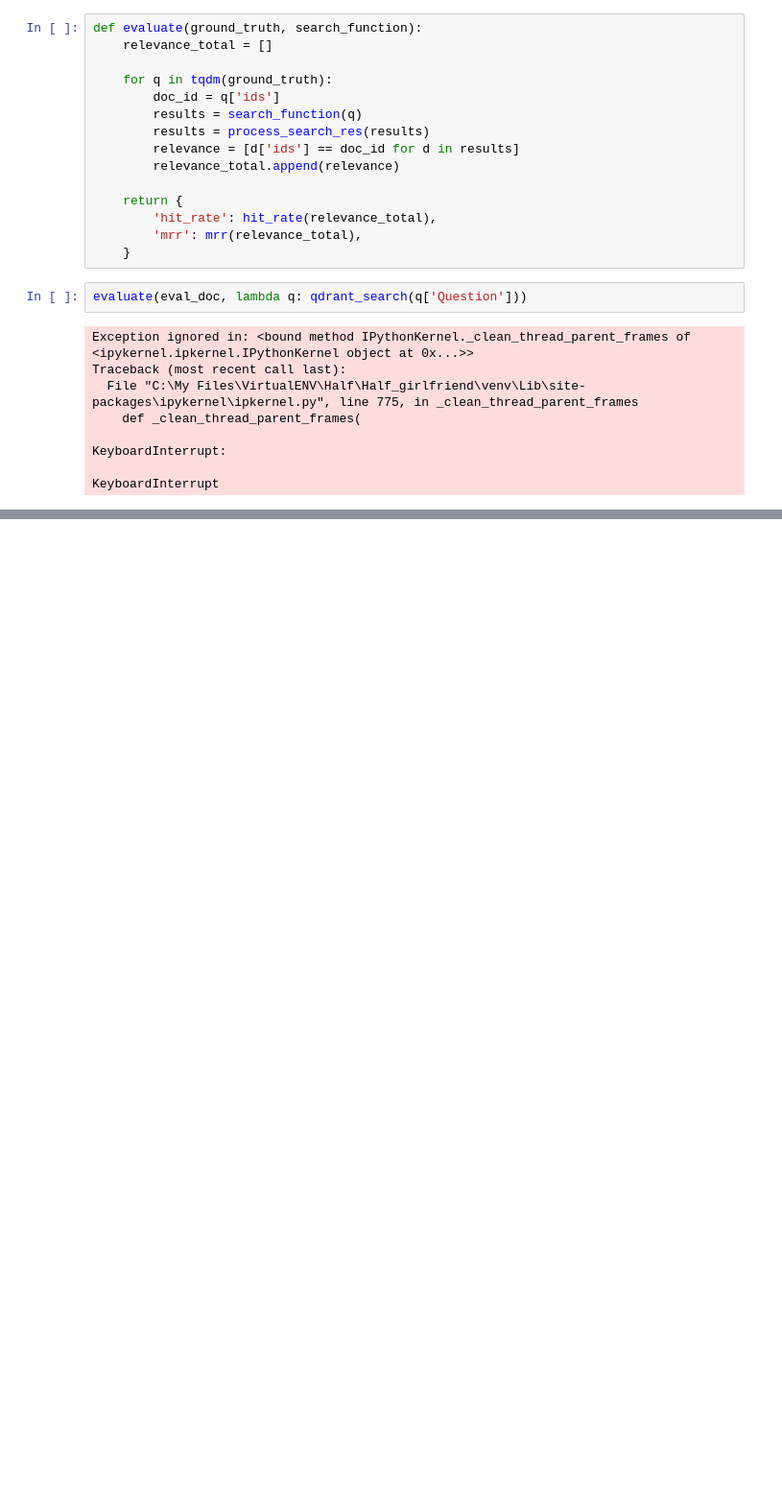
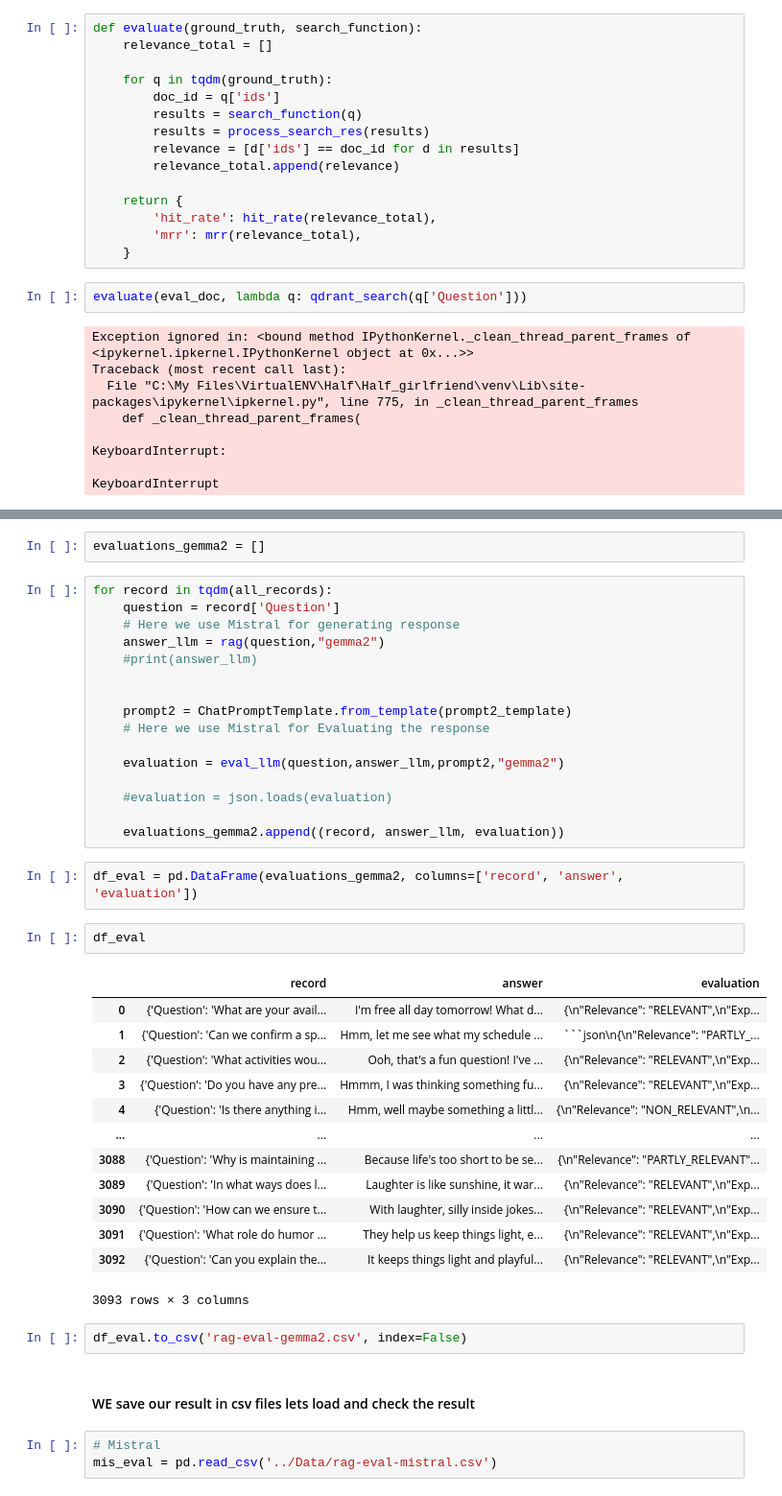
Before and after one commit to Fazle-hasan/Half_girlfriend, a Jupyter notebook: Notebooks/Vector_search_RAG.ipynb, the cells around one changed output, grey strips where cells are left out. Shown at 96% size. Saved outputs shown, nothing was run; the diff lists cells and outputs as text; blank space fills up the shorter version.

````diff
--- a/Notebooks/Vector_search_RAG.ipynb
+++ b/Notebooks/Vector_search_RAG.ipynb
@@ -228,0 +303,43 @@ I run it on GPU and get these result
+# %%
+evaluations_gemma2 = []
+# %%
+for record in tqdm(all_records):
+    question = record['Question']
+    # Here we use Mistral for generating response
+    answer_llm = rag(question,"gemma2")
+    #print(answer_llm)
+
+
+    prompt2 = ChatPromptTemplate.from_template(prompt2_template)
+    # Here we use Mistral for Evaluating the response
+
+    evaluation = eval_llm(question,answer_llm,prompt2,"gemma2")
+
+    #evaluation = json.loads(evaluation)
+
+    evaluations_gemma2.append((record, answer_llm, evaluation))
+# %%
+df_eval = pd.DataFrame(evaluations_gemma2, columns=['record', 'answer', 'evaluation'])
+# %%
+df_eval
+# %% [output]
+|  | record | answer | evaluation |
+| 0 | {'Question': 'What are your avail... | I'm free all day tomorrow! What d... | {\n"Relevance": "RELEVANT",\n"Exp... |
+| 1 | {'Question': 'Can we confirm a sp... | Hmm, let me see what my schedule ... | ```json\n{\n"Relevance": "PARTLY_... |
+| 2 | {'Question': 'What activities wou... | Ooh, that's a fun question! I've ... | {\n"Relevance": "RELEVANT",\n"Exp... |
+| 3 | {'Question': 'Do you have any pre... | Hmmm, I was thinking something fu... | {\n"Relevance": "RELEVANT",\n"Exp... |
+| 4 | {'Question': 'Is there anything i... | Hmm, well maybe something a littl... | {\n"Relevance": "NON_RELEVANT",\n... |
+| ... | ... | ... | ... |
+| 3088 | {'Question': 'Why is maintaining ... | Because life's too short to be se... | {\n"Relevance": "PARTLY_RELEVANT"... |
+| 3089 | {'Question': 'In what ways does l... | Laughter is like sunshine, it war... | {\n"Relevance": "RELEVANT",\n"Exp... |
+| 3090 | {'Question': 'How can we ensure t... | With laughter, silly inside jokes... | {\n"Relevance": "RELEVANT",\n"Exp... |
+| 3091 | {'Question': 'What role do humor ... | They help us keep things light, e... | {\n"Relevance": "RELEVANT",\n"Exp... |
+| 3092 | {'Question': 'Can you explain the... | It keeps things light and playful... | {\n"Relevance": "RELEVANT",\n"Exp... |
+3093 rows × 3 columns
+# %%
+df_eval.to_csv('rag-eval-gemma2.csv', index=False)
+# %% [markdown]
+#### WE save our result in csv files lets load and check the result
+# %%
+# Mistral
+mis_eval = pd.read_csv('../Data/rag-eval-mistral.csv')
````
Also changed, not shown: parts of 42 cells of this notebook, 2 other files.
